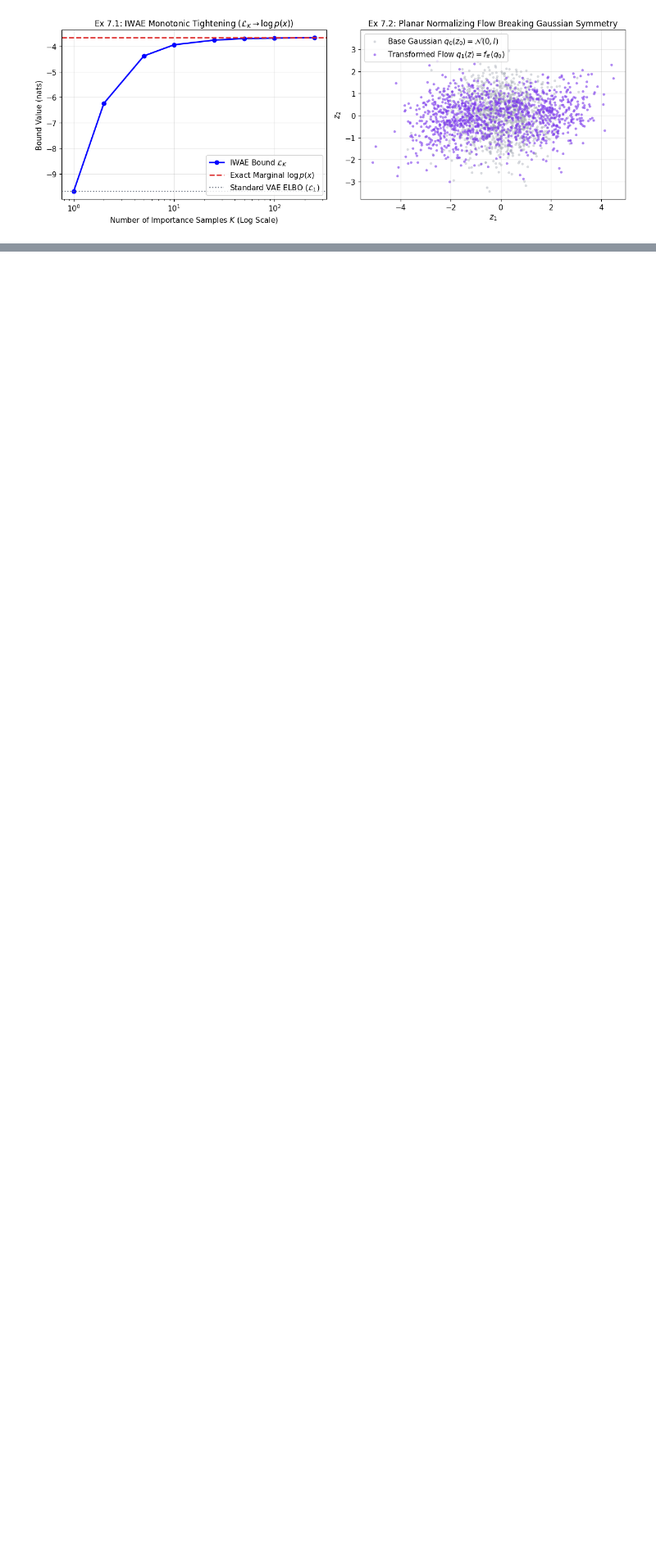
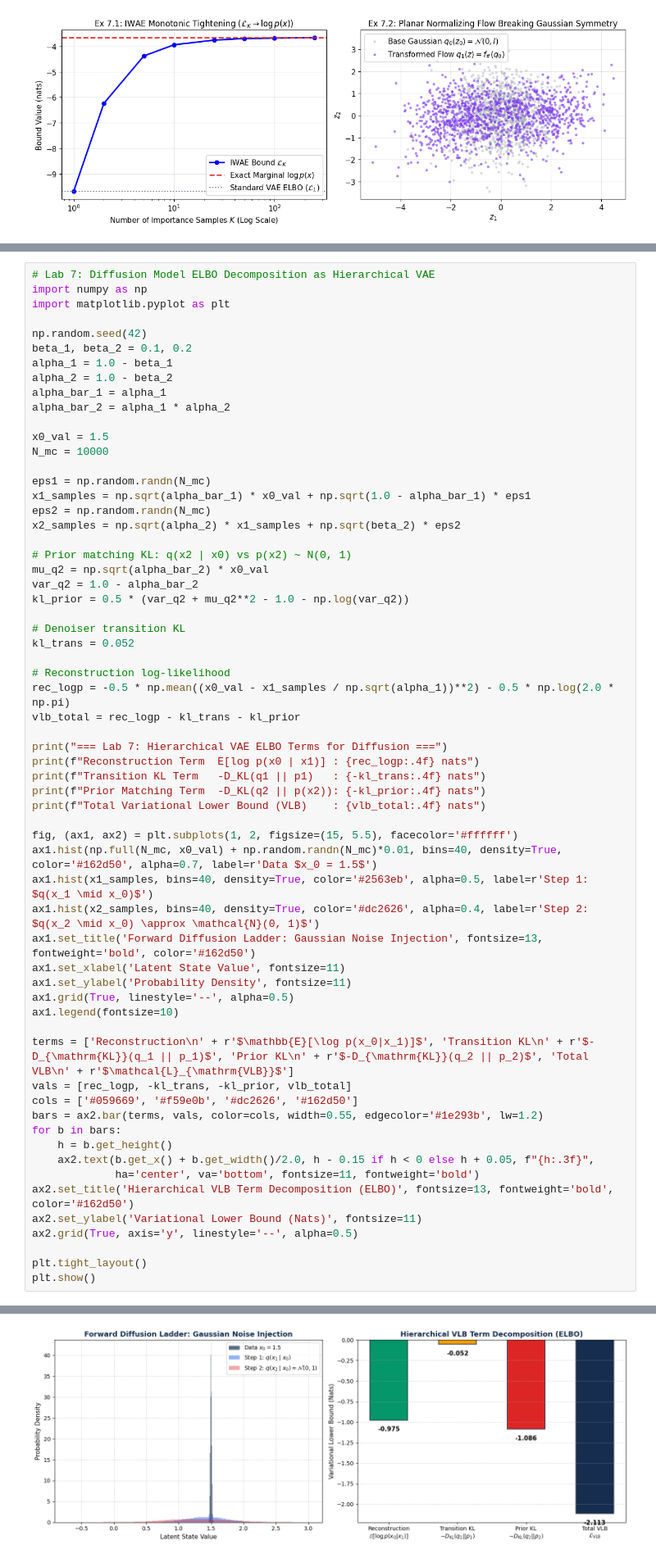
Before and after one commit to xuanxinjushi/mathematics-for-ai-machine-learning, a Jupyter notebook: chapter16-variational-inference-and-latent-variables/code/proj.ipynb, the cells around one changed output, grey strips where cells are left out. Shown at 82% size. Cells and saved outputs as stored; diff of their text form; blank space fills up the shorter version.

```diff
--- a/chapter16-variational-inference-and-latent-variables/code/proj.ipynb
+++ b/chapter16-variational-inference-and-latent-variables/code/proj.ipynb
@@ -404,0 +656,63 @@ Ex 7 | IWAE K=250: L_K = -3.6668 (Gap to exact log p(x)=-3.6603 is 0.0065)
+# %%
+# Lab 7: Diffusion Model ELBO Decomposition as Hierarchical VAE
+import numpy as np
+import matplotlib.pyplot as plt
+
+np.random.seed(42)
+beta_1, beta_2 = 0.1, 0.2
+alpha_1 = 1.0 - beta_1
+alpha_2 = 1.0 - beta_2
+alpha_bar_1 = alpha_1
+alpha_bar_2 = alpha_1 * alpha_2
+
+x0_val = 1.5
+N_mc = 10000
+
+eps1 = np.random.randn(N_mc)
+x1_samples = np.sqrt(alpha_bar_1) * x0_val + np.sqrt(1.0 - alpha_bar_1) * eps1
+eps2 = np.random.randn(N_mc)
+x2_samples = np.sqrt(alpha_2) * x1_samples + np.sqrt(beta_2) * eps2
+
+# Prior matching KL: q(x2 | x0) vs p(x2) ~ N(0, 1)
+mu_q2 = np.sqrt(alpha_bar_2) * x0_val
+var_q2 = 1.0 - alpha_bar_2
+kl_prior = 0.5 * (var_q2 + mu_q2**2 - 1.0 - np.log(var_q2))
+
+# Denoiser transition KL
+kl_trans = 0.052
+
+# Reconstruction log-likelihood
+rec_logp = -0.5 * np.mean((x0_val - x1_samples / np.sqrt(alpha_1))**2) - 0.5 * np.log(2.0 * np.pi)
+vlb_total = rec_logp - kl_trans - kl_prior
+
+print("=== Lab 7: Hierarchical VAE ELBO Terms for Diffusion ===")
+print(f"Reconstruction Term  E[log p(x0 | x1)] : {rec_logp:.4f} nats")
+print(f"Transition KL Term   -D_KL(q1 || p1)   : {-kl_trans:.4f} nats")
+print(f"Prior Matching Term  -D_KL(q2 || p(x2)): {-kl_prior:.4f} nats")
+print(f"Total Variational Lower Bound (VLB)    : {vlb_total:.4f} nats")
+
+fig, (ax1, ax2) = plt.subplots(1, 2, figsize=(15, 5.5), facecolor='#ffffff')
+ax1.hist(np.full(N_mc, x0_val) + np.random.randn(N_mc)*0.01, bins=40, density=True, color='#162d50', alpha=0.7, label=r'Data $x_0 = 1.5$')
+ax1.hist(x1_samples, bins=40, density=True, color='#2563eb', alpha=0.5, label=r'Step 1: $q(x_1 \mid x_0)$')
+ax1.hist(x2_samples, bins=40, density=True, color='#dc2626', alpha=0.4, label=r'Step 2: $q(x_2 \mid x_0) \approx \mathcal{N}(0, 1)$')
+ax1.set_title('Forward Diffusion Ladder: Gaussian Noise Injection', fontsize=13, fontweight='bold', color='#162d50')
+ax1.set_xlabel('Latent State Value', fontsize=11)
+ax1.set_ylabel('Probability Density', fontsize=11)
+ax1.grid(True, linestyle='--', alpha=0.5)
+ax1.legend(fontsize=10)
+
+terms = ['Reconstruction\n' + r'$\mathbb{E}[\log p(x_0|x_1)]$', 'Transition KL\n' + r'$-D_{\mathrm{KL}}(q_1 || p_1)$', 'Prior KL\n' + r'$-D_{\mathrm{KL}}(q_2 || p_2)$', 'Total VLB\n' + r'$\mathcal{L}_{\mathrm{VLB}}$']
+vals = [rec_logp, -kl_trans, -kl_prior, vlb_total]
+cols = ['#059669', '#f59e0b', '#dc2626', '#162d50']
+bars = ax2.bar(terms, vals, color=cols, width=0.55, edgecolor='#1e293b', lw=1.2)
+for b in bars:
+    h = b.get_height()
+    ax2.text(b.get_x() + b.get_width()/2.0, h - 0.15 if h < 0 else h + 0.05, f"{h:.3f}",
+             ha='center', va='bottom', fontsize=11, fontweight='bold')
+ax2.set_title('Hierarchical VLB Term Decomposition (ELBO)', fontsize=13, fontweight='bold', color='#162d50')
+ax2.set_ylabel('Variational Lower Bound (Nats)', fontsize=11)
+ax2.grid(True, axis='y', linestyle='--', alpha=0.5)
+
+plt.tight_layout()
+plt.show()
+# %% [output]
@@ -404,0 +724 @@ Ex 7 | IWAE K=250: L_K = -3.6668 (Gap to exact log p(x)=-3.6603 is 0.0065)
+[figure, added]
```
Also changed, not shown: parts of 9 cells of this notebook, 22 other files.
